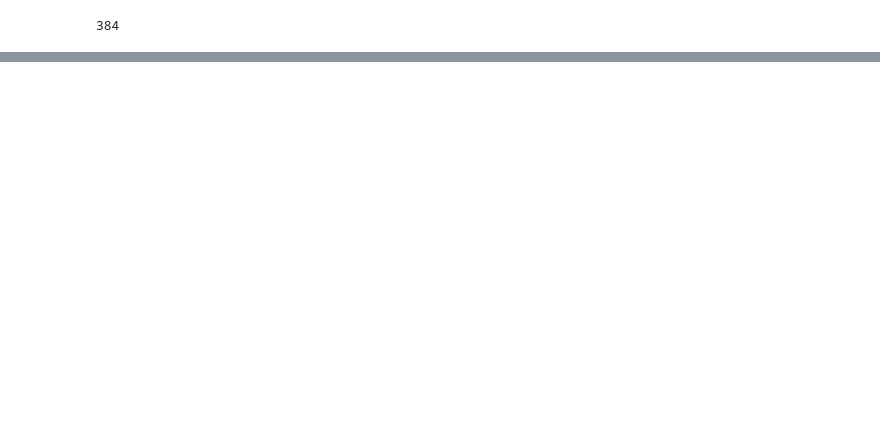
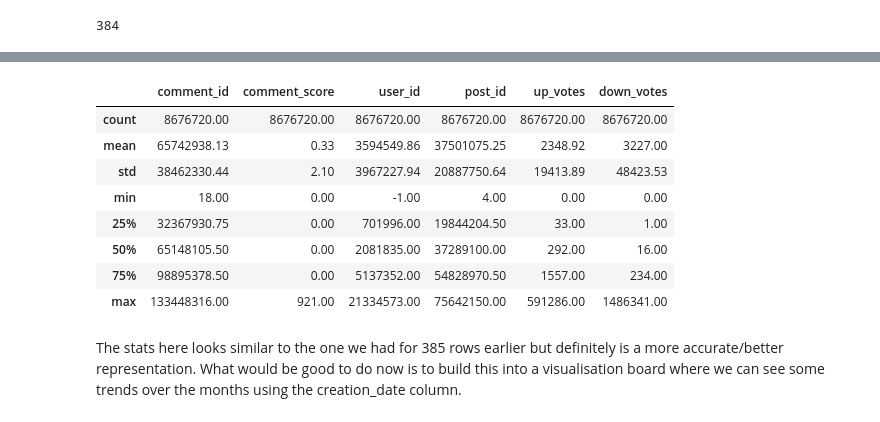
Before and after one commit to denisecodes/stack_overflow_dashboard, a Jupyter notebook: stack_overflow_dashboard.ipynb, the cells around one changed output, grey strips where cells are left out. Cells and saved outputs as stored; diff of their text form; code cells hidden in the pictures; blank space fills up the shorter version.

```diff
--- a/stack_overflow_dashboard.ipynb
+++ b/stack_overflow_dashboard.ipynb
@@ -504,0 +572,14 @@ len(np.unique(users_comments["user_id"]))
+# %%
+sample_users_comments.describe()
+# %% [output]
+|  | comment_id | comment_score | user_id | post_id | up_votes | down_votes |
+| count | 8676720.00 | 8676720.00 | 8676720.00 | 8676720.00 | 8676720.00 | 8676720.00 |
+| mean | 65742938.13 | 0.33 | 3594549.86 | 37501075.25 | 2348.92 | 3227.00 |
+| std | 38462330.44 | 2.10 | 3967227.94 | 20887750.64 | 19413.89 | 48423.53 |
+| min | 18.00 | 0.00 | -1.00 | 4.00 | 0.00 | 0.00 |
+| 25% | 32367930.75 | 0.00 | 701996.00 | 19844204.50 | 33.00 | 1.00 |
+| 50% | 65148105.50 | 0.00 | 2081835.00 | 37289100.00 | 292.00 | 16.00 |
+| 75% | 98895378.50 | 0.00 | 5137352.00 | 54828970.50 | 1557.00 | 234.00 |
+| max | 133448316.00 | 921.00 | 21334573.00 | 75642150.00 | 591286.00 | 1486341.00 |
+# %% [markdown]
+The stats here looks similar to the one we had for 385 rows earlier but definitely is a more accurate/better representation. What would be good to do now is to build this into a visualisation board where we can see some trends over the months using the creation_date column.
```
Also changed, not shown: parts of 21 cells of this notebook.
